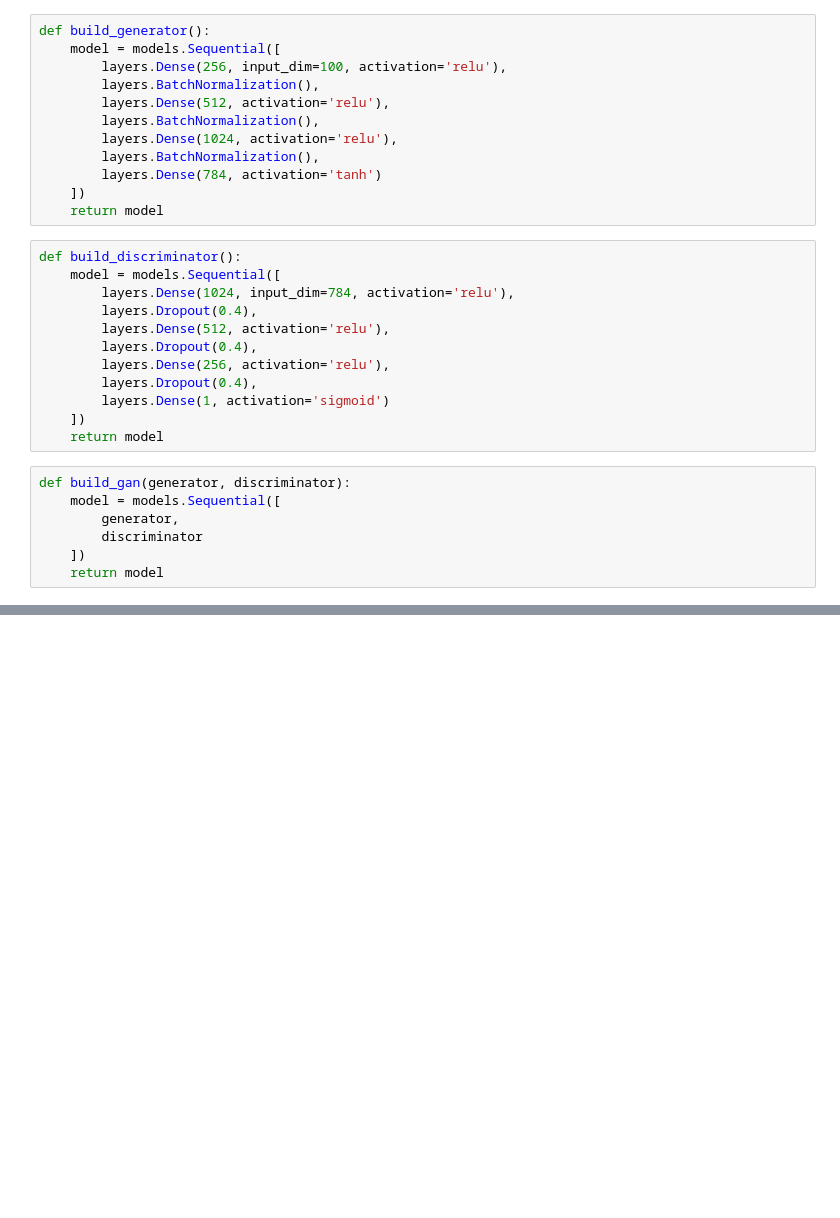
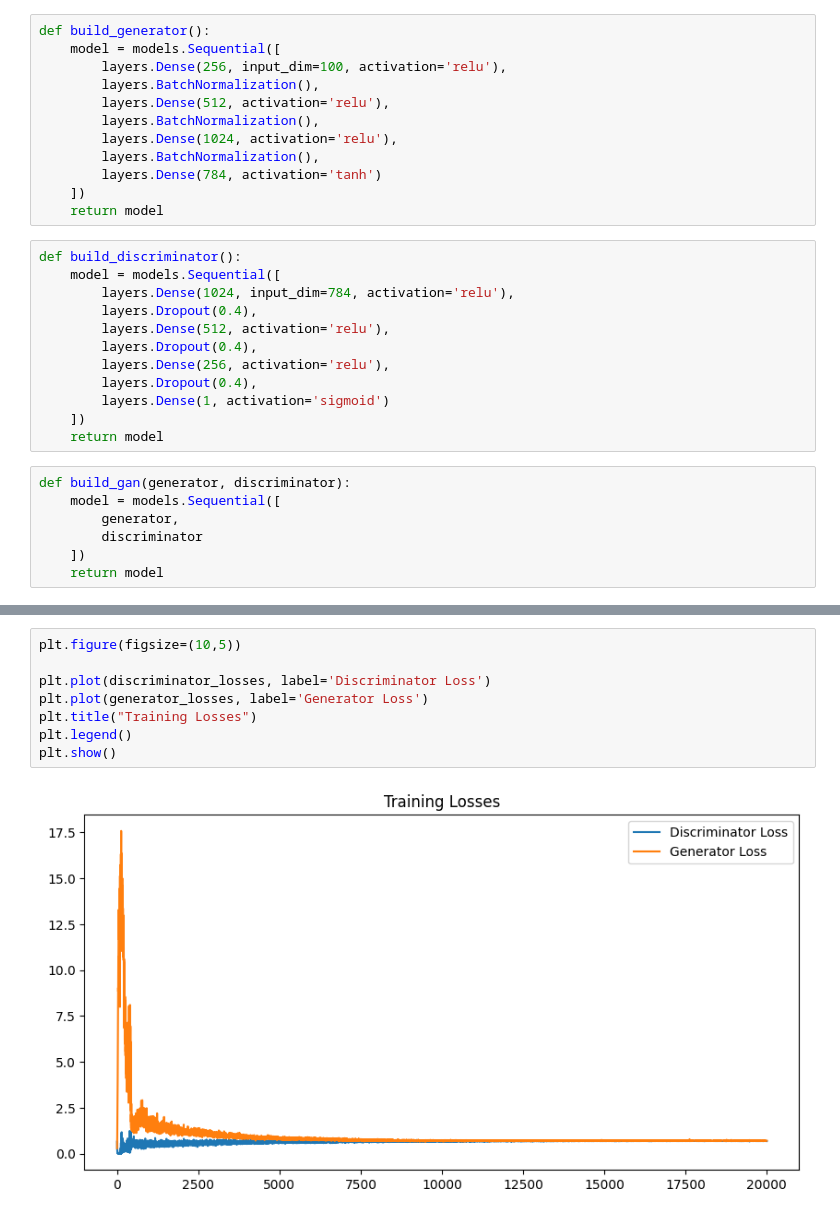
Before and after one commit to LPELCRACK896/DL_lab5, a Jupyter notebook: GAN.ipynb, the cells around one changed output, grey strips where cells are left out. Cells and saved outputs as stored; diff of their text form; blank space fills up the shorter version.

```diff
--- a/GAN.ipynb
+++ b/GAN.ipynb
@@ -98,0 +230,10 @@ for epoch in range(epochs):
+# %%
+plt.figure(figsize=(10,5))
+
+plt.plot(discriminator_losses, label='Discriminator Loss')
+plt.plot(generator_losses, label='Generator Loss')
+plt.title("Training Losses")
+plt.legend()
+plt.show()
+# %% [output]
+[figure, added]
```
Also changed, not shown: parts of 3 cells of this notebook.
